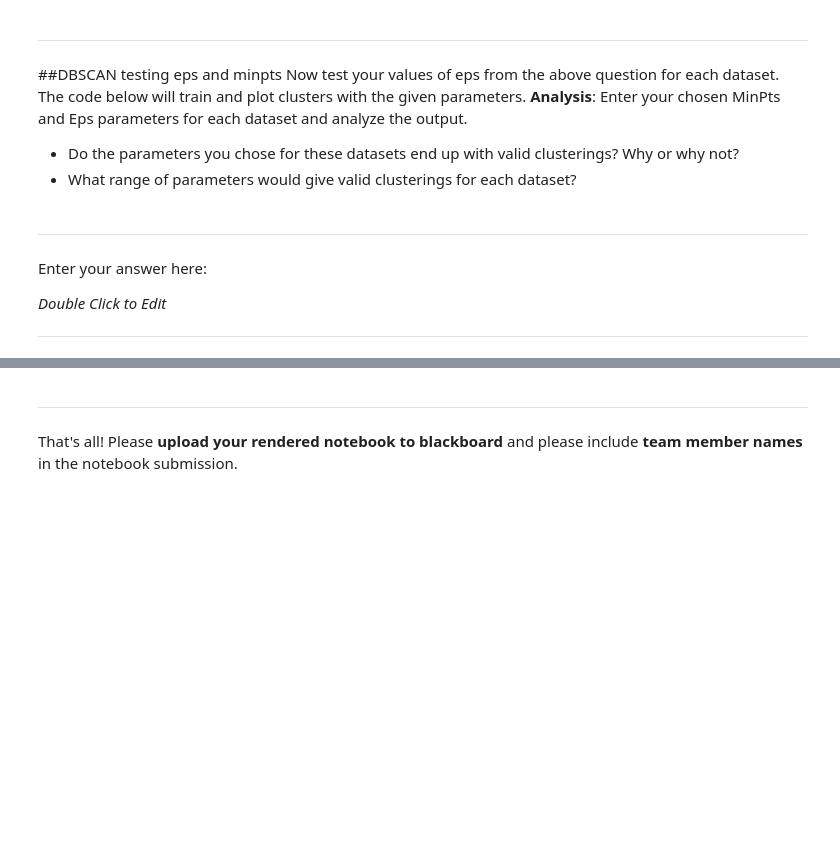
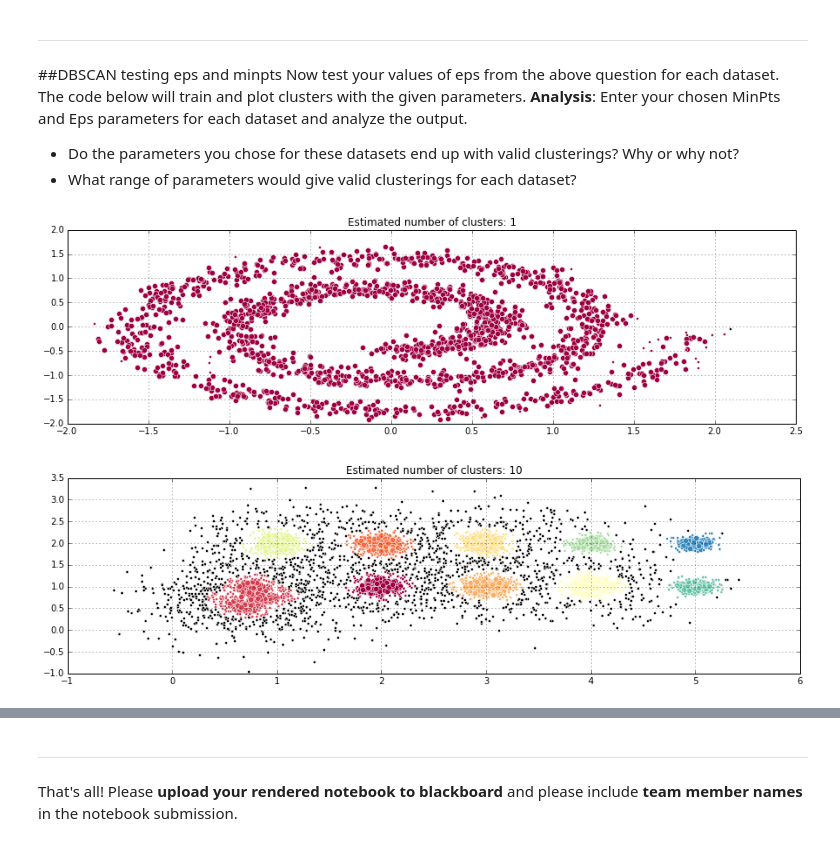
Before and after one commit to SpencerKaiser/DataMining, a Jupyter notebook: 00_InClassAssignments/04_ModuleFour/ICA4_DataMining.ipynb, the cells around one changed output, grey strips where cells are left out. Saved outputs shown, nothing was run; the diff lists cells and outputs as text; code cells hidden in the pictures; blank space fills up the shorter version.

```diff
--- a/00_InClassAssignments/04_ModuleFour/ICA4_DataMining.ipynb
+++ b/00_InClassAssignments/04_ModuleFour/ICA4_DataMining.ipynb
@@ -323,9 +351,9 @@ from sklearn.cluster import DBSCAN
 #=====================================
 # ENTER YOUR CODE HERE TO CHANGE MINPTS AND EPS FOR EACH DATASET
 X2_minpts = X2_N # from above
-X2_eps = 0
+X2_eps = .25
 X3_minpts = X3_N # from above
-X3_eps = 0
+X3_eps = .15
 #=====================================
 
 for i, (data, minpts, eps) in enumerate(zip([X2,X3],[X2_minpts,X3_minpts],[X2_eps,X3_eps])):
@@ -336,39 +364,33 @@ for i, (data, minpts, eps) in enumerate(zip([X2,X3],[X2_minpts,X3_minpts],[X2_ep
     # Number of clusters in labels, ignoring noise if present.
     n_clusters_ = len(set(labels)) - (1 if -1 in labels else 0)
 
     # mark the samples that are considered "core"
     core_samples_mask = np.zeros_like(db.labels_, dtype=bool)
     core_samples_mask[db.core_sample_indices_] = True
 
     plt.figure(figsize=(15,4))
     unique_labels = set(labels) # the unique labels
     colors = plt.cm.Spectral(np.linspace(0, 1, len(unique_labels)))
     for k, col in zip(unique_labels, colors):
         if k == -1:
             # Black used for noise.
             col = 'k'
 
         class_member_mask = (labels == k)
 
         xy = data[class_member_mask & core_samples_mask]
         # plot the core points in this class
         plt.plot(xy[:, 0], xy[:, 1], 'o', markerfacecolor=col,
                  markeredgecolor='w', markersize=6)
 
         # plot the remaining points that are edge points
         xy = data[class_member_mask & ~core_samples_mask]
         plt.plot(xy[:, 0], xy[:, 1], 'o', markerfacecolor=col,
                  markeredgecolor='w', markersize=3)
 
     plt.title('Estimated number of clusters: %d' % n_clusters_)
     plt.grid()
     plt.show()
+# %% [output]
+[figure, added]
+[figure, added]
-# %% [markdown]
-___
-Enter your answer here:
-
-*Double Click to Edit*
-
-
-
-___
```
Also changed, not shown: parts of 16 cells of this notebook, 2 other files.
